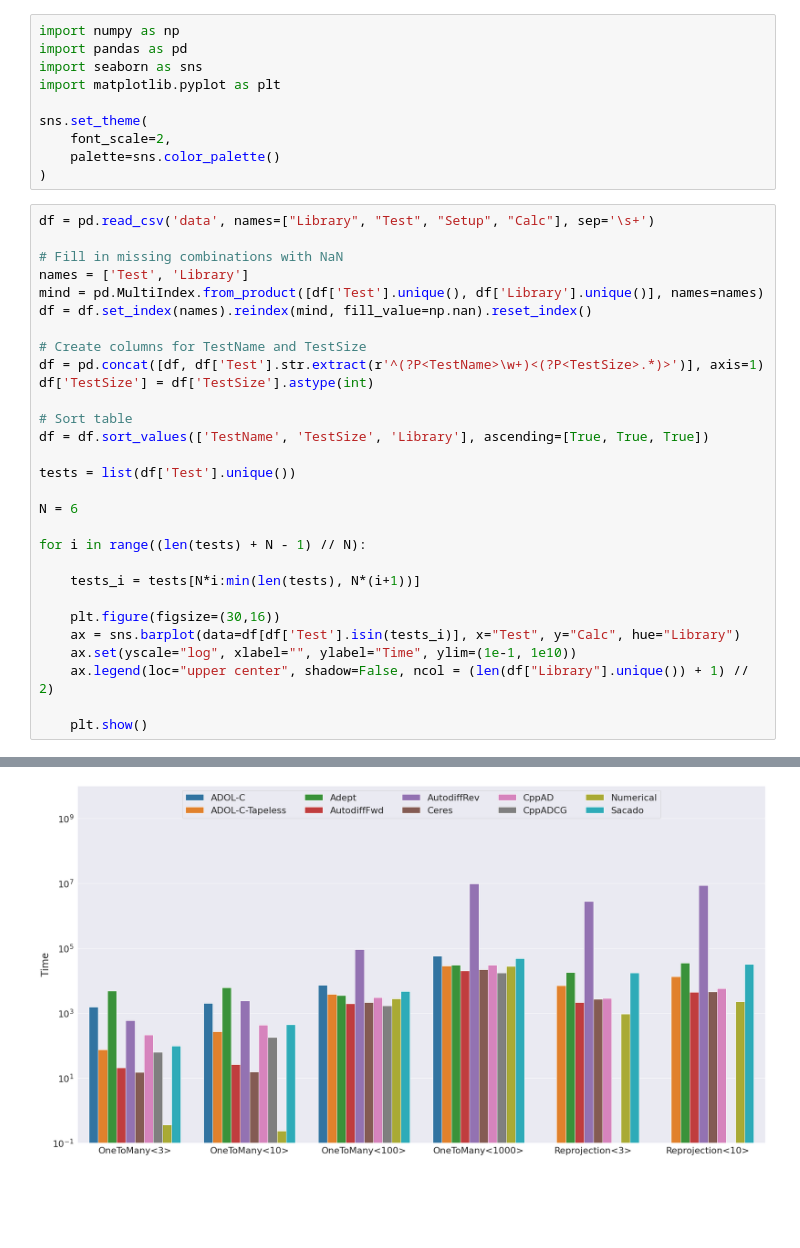
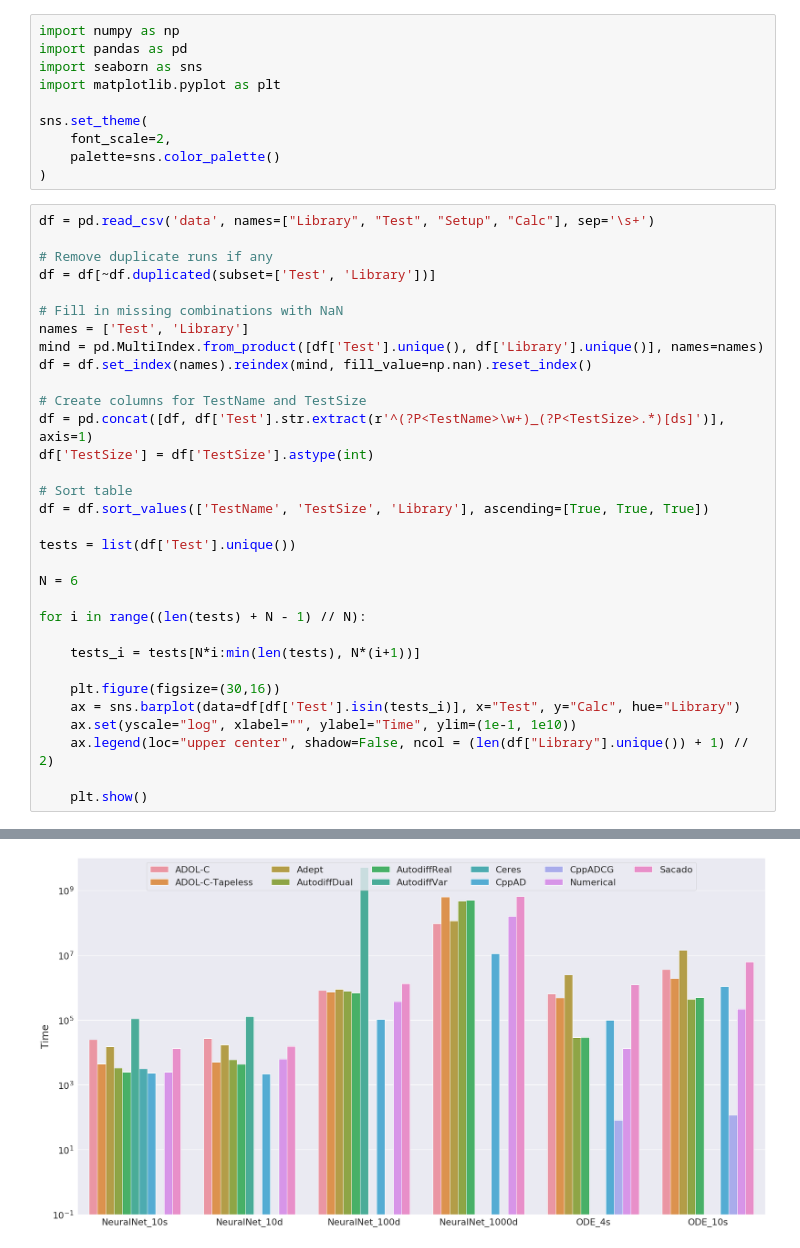
Before and after one commit to autodiff/benchmark, a Jupyter notebook: plotting/visualization.ipynb, the cells around one changed output, grey strips where cells are left out. Cells and saved outputs as stored; diff of their text form; blank space fills up the shorter version.

Commit message:
Re-incorporate all tests

```diff
--- a/plotting/visualization.ipynb
+++ b/plotting/visualization.ipynb
@@ -10,6 +10,9 @@ sns.set_theme(
 )
 # %%
 df = pd.read_csv('data', names=["Library", "Test", "Setup", "Calc"], sep='\s+')
+
+# Remove duplicate runs if any
+df = df[~df.duplicated(subset=['Test', 'Library'])]
 
 # Fill in missing combinations with NaN
 names = ['Test', 'Library']
@@ -17,7 +20,7 @@ mind = pd.MultiIndex.from_product([df['Test'].unique(), df['Library'].unique()],
 df = df.set_index(names).reindex(mind, fill_value=np.nan).reset_index()
 
 # Create columns for TestName and TestSize
-df = pd.concat([df, df['Test'].str.extract(r'^(?P<TestName>\w+)<(?P<TestSize>.*)>')], axis=1)
+df = pd.concat([df, df['Test'].str.extract(r'^(?P<TestName>\w+)_(?P<TestSize>.*)[ds]')], axis=1)
 df['TestSize'] = df['TestSize'].astype(int)
 
 # Sort table
@@ -44 +47 @@ for i in range((len(tests) + N - 1) // N):
-[figure, old version]
+[figure, new version]
```
Also changed, not shown: parts of 1 cell of this notebook, 10 other files.
